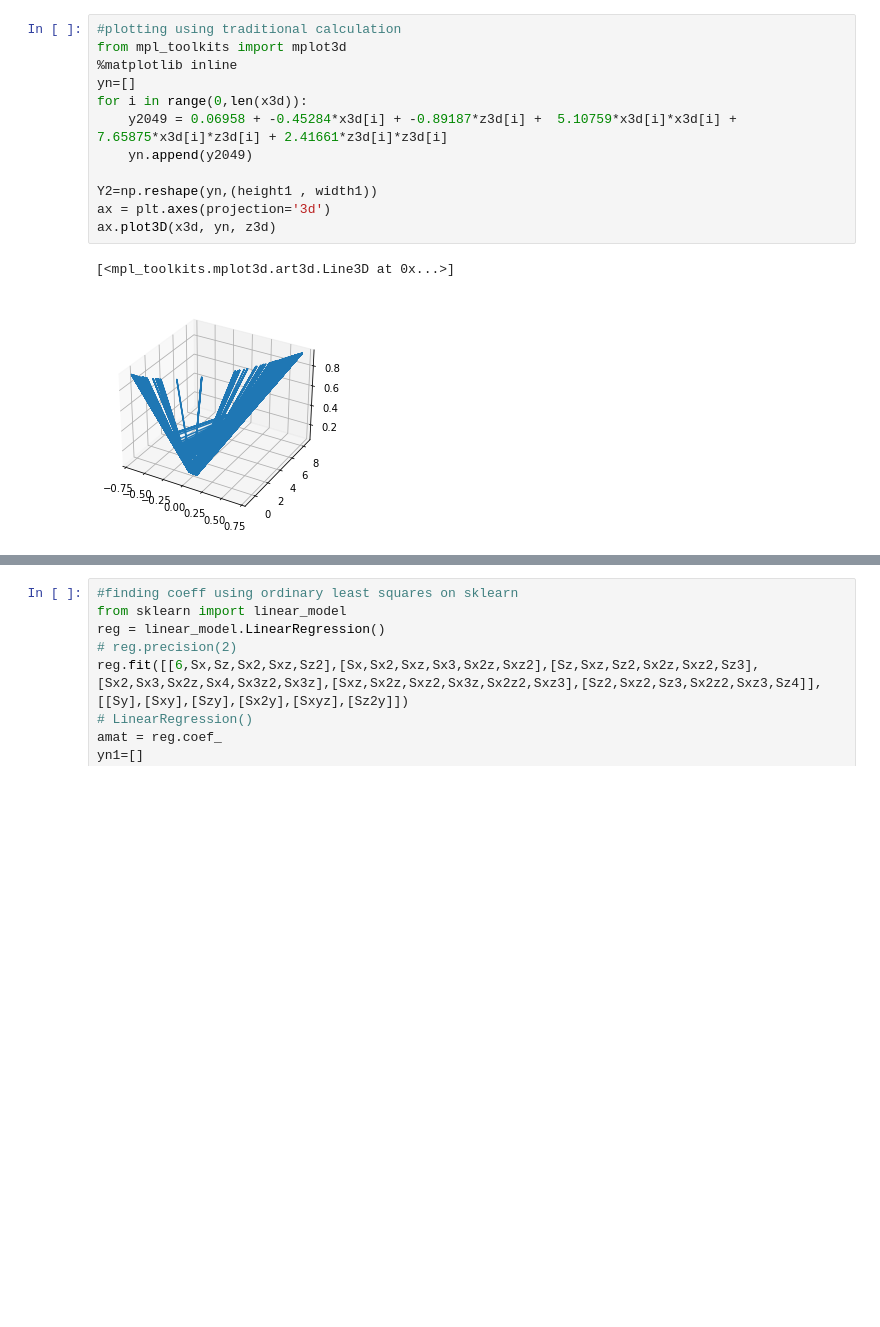
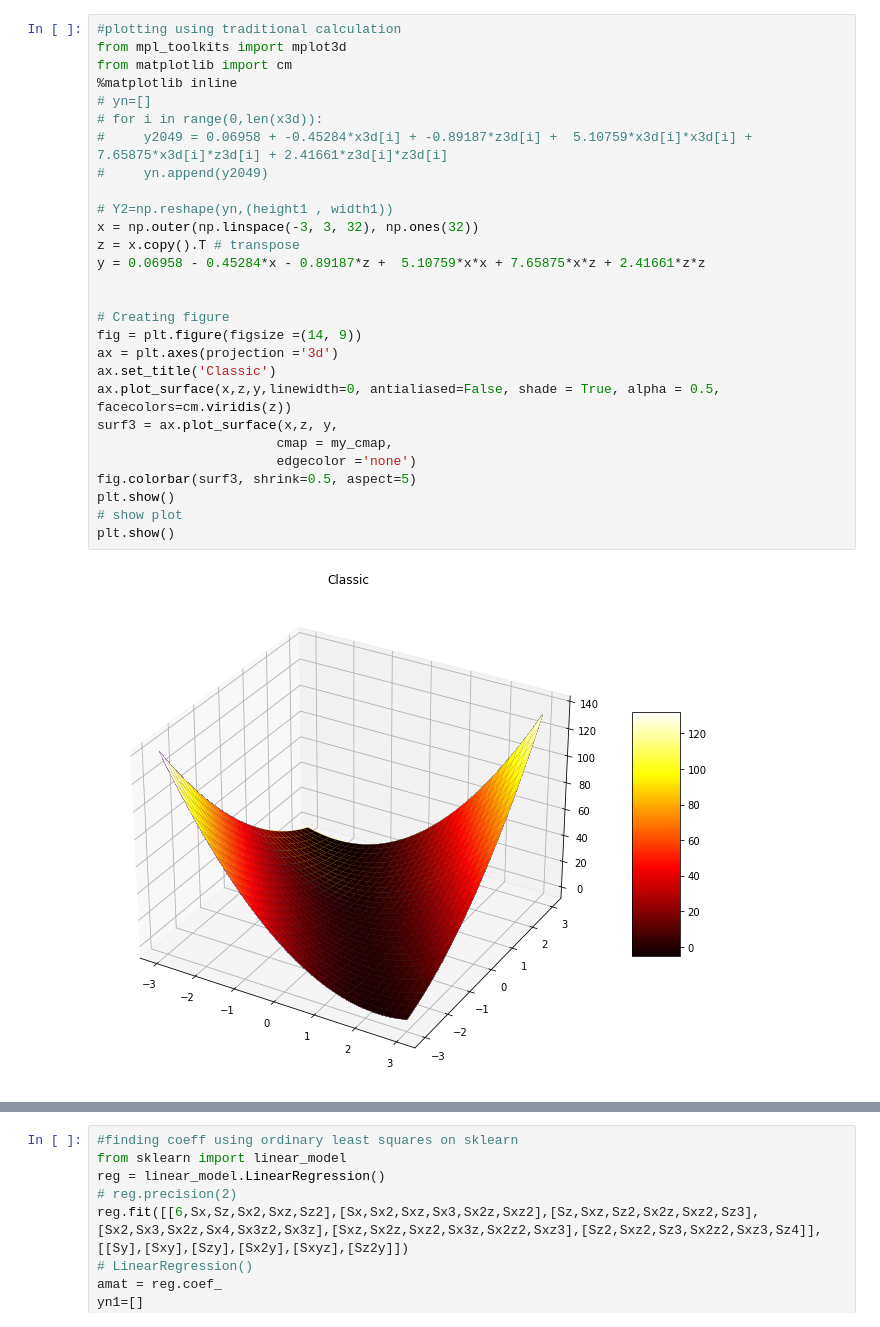
Before and after one commit to Dhruvanshu-Joshi/Pothole-Detection, a Jupyter notebook: Code/disparity_Retification.ipynb, the cells around one changed output, grey strips where cells are left out. Saved outputs shown, nothing was run; the diff lists cells and outputs as text; blank space fills up the shorter version.

```diff
--- a/Code/disparity_Retification.ipynb
+++ b/Code/disparity_Retification.ipynb
@@ -254,15 +278,30 @@ print(Sz2y)
 # %%
 #plotting using traditional calculation
 from mpl_toolkits import mplot3d
+from matplotlib import cm
 %matplotlib inline
-yn=[]
-for i in range(0,len(x3d)):
-    y2049 = 0.06958 + -0.45284*x3d[i] + -0.89187*z3d[i] +  5.10759*x3d[i]*x3d[i] + 7.65875*x3d[i]*z3d[i] + 2.41661*z3d[i]*z3d[i]
-    yn.append(y2049)
+# yn=[]
+# for i in range(0,len(x3d)):
+#     y2049 = 0.06958 + -0.45284*x3d[i] + -0.89187*z3d[i] +  5.10759*x3d[i]*x3d[i] + 7.65875*x3d[i]*z3d[i] + 2.41661*z3d[i]*z3d[i]
+#     yn.append(y2049)
 
-Y2=np.reshape(yn,(height1 , width1))
-ax = plt.axes(projection='3d')
-ax.plot3D(x3d, yn, z3d)
+# Y2=np.reshape(yn,(height1 , width1))
+x = np.outer(np.linspace(-3, 3, 32), np.ones(32))
+z = x.copy().T # transpose
+y = 0.06958 - 0.45284*x - 0.89187*z +  5.10759*x*x + 7.65875*x*z + 2.41661*z*z
+
+
+# Creating figure
+fig = plt.figure(figsize =(14, 9))
+ax = plt.axes(projection ='3d')
+ax.set_title('Classic')
+ax.plot_surface(x,z,y,linewidth=0, antialiased=False, shade = True, alpha = 0.5, facecolors=cm.viridis(z))
+surf3 = ax.plot_surface(x,z, y,
+                       cmap = my_cmap,
+                       edgecolor ='none')
+fig.colorbar(surf3, shrink=0.5, aspect=5)
+plt.show()
+# show plot
+plt.show()
 # %% [output]
-[<mpl_toolkits.mplot3d.art3d.Line3D at 0x...>]
-[figure, old version]
+[figure, new version]
```
Also changed, not shown: parts of 17 cells of this notebook.
